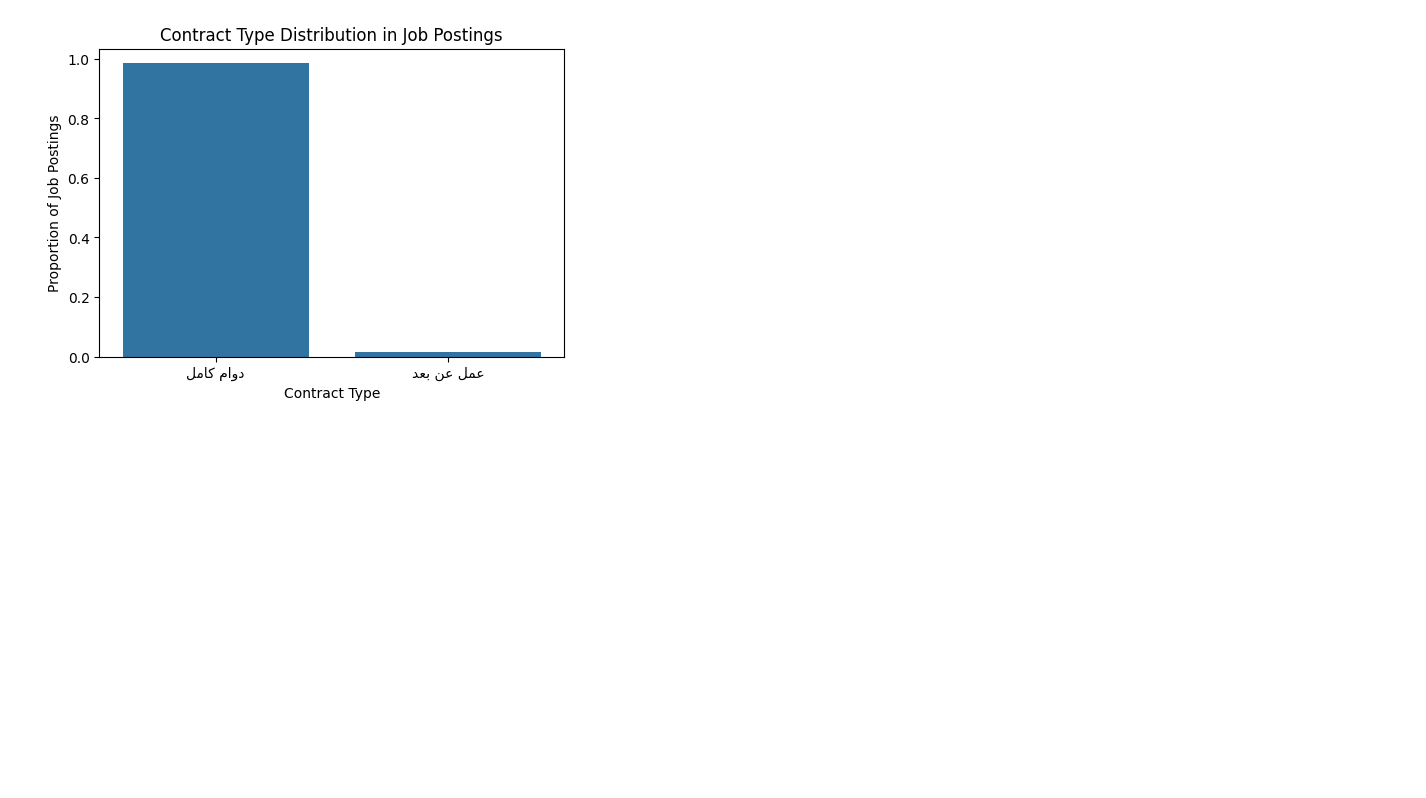
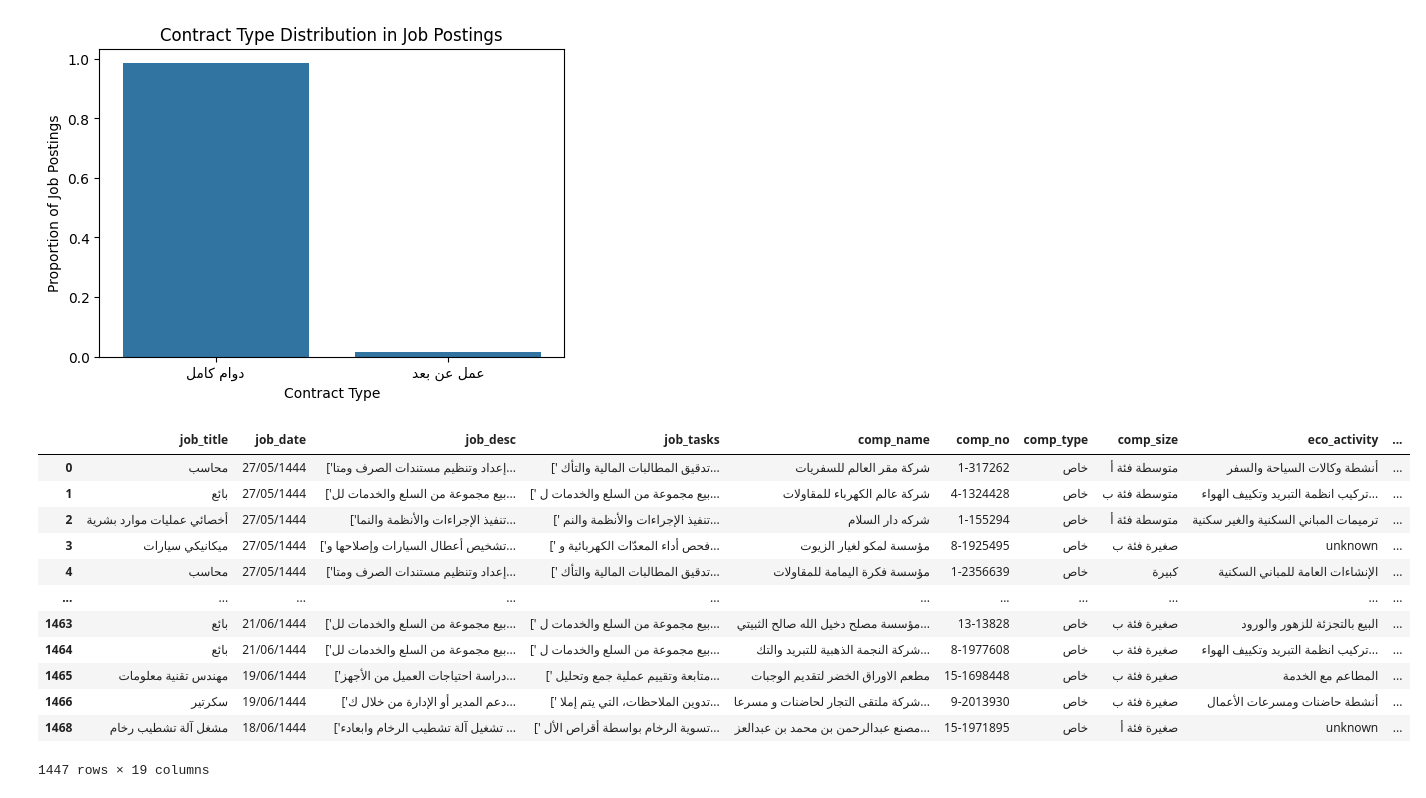
Before and after one commit to Tuwaiq-DS-ML-bootcamp-V-9/Usecase-5, a Jupyter notebook: EDA explain template.ipynb, the cells around one changed output. Cells and saved outputs as stored; diff of their text form; code cells hidden in the pictures; blank space fills up the shorter version.

```diff
--- a/EDA explain template.ipynb
+++ b/EDA explain template.ipynb
@@ -906,3 +909,20 @@ plt.ylabel('Proportion of Job Postings')
 plt.show()
 # %% [output]
 [figure]
+# %%
+Jadarat_data.to_csv("cleaned_Jadarat_data.csv",index=False)
+Jadarat_data
+# %% [output]
+|  | job_title | job_date | job_desc | job_tasks | comp_name | comp_no | comp_type | comp_size | eco_activity | ... |
+| 0 | محاسب | 27/05/1444 | ['إعداد وتنظيم مستندات الصرف ومتا... | [' تدقيق المطالبات المالية والتأك... | شركة مقر العالم للسفريات | 1-317262 | خاص | متوسطة فئة أ | أنشطة وكالات السياحة والسفر | ... |
+| 1 | بائع | 27/05/1444 | ['بيع مجموعة من السلع والخدمات لل... | [' بيع مجموعة من السلع والخدمات ل... | شركة عالم الكهرباء للمقاولات | 4-1324428 | خاص | متوسطة فئة ب | تركيب انظمة التبريد وتكييف الهواء... | ... |
+| 2 | أخصائي عمليات موارد بشرية | 27/05/1444 | ['تنفيذ الإجراءات والأنظمة والنما... | [' تنفيذ الإجراءات والأنظمة والنم... | شركه دار السلام | 1-155294 | خاص | متوسطة فئة أ | ترميمات المباني السكنية والغير سكنية | ... |
+| 3 | ميكانيكي سيارات | 27/05/1444 | ['تشخيص أعطال السيارات وإصلاحها و... | [' فحص أداء المعدّات الكهربائية و... | مؤسسة لمكو لغيار الزيوت | 8-1925495 | خاص | صغيرة فئة ب | unknown | ... |
+| 4 | محاسب | 27/05/1444 | ['إعداد وتنظيم مستندات الصرف ومتا... | [' تدقيق المطالبات المالية والتأك... | مؤسسة فكرة اليمامة للمقاولات | 1-2356639 | خاص | كبيرة | الإنشاءات العامة للمباني السكنية | ... |
+| ... | ... | ... | ... | ... | ... | ... | ... | ... | ... | ... |
+| 1463 | بائع | 21/06/1444 | ['بيع مجموعة من السلع والخدمات لل... | [' بيع مجموعة من السلع والخدمات ل... | مؤسسة مصلح دخيل الله صالح الثبيتي... | 13-13828 | خاص | صغيرة فئة ب | البيع بالتجزئة للزهور والورود | ... |
+| 1464 | بائع | 21/06/1444 | ['بيع مجموعة من السلع والخدمات لل... | [' بيع مجموعة من السلع والخدمات ل... | شركة النجمة الذهبية للتبريد والتك... | 8-1977608 | خاص | صغيرة فئة ب | تركيب انظمة التبريد وتكييف الهواء... | ... |
+| 1465 | مهندس تقنية معلومات | 19/06/1444 | ['دراسة احتياجات العميل من الأجهز... | [' متابعة وتقييم عملية جمع وتحليل... | مطعم الاوراق الخضر لتقديم الوجبات | 15-1698448 | خاص | صغيرة فئة ب | المطاعم مع الخدمة | ... |
+| 1466 | سكرتير | 19/06/1444 | ['دعم المدير أو الإدارة من خلال ك... | [' تدوين الملاحظات، التي يتم إملا... | شركة ملتقى التجار لحاضنات و مسرعا... | 9-2013930 | خاص | صغيرة فئة ب | أنشطة حاضنات ومسرعات الأعمال | ... |
+| 1468 | مشغل آلة تشطيب رخام | 18/06/1444 | ['تشغيل آلة تشطيب الرخام وابعادء ... | [' تسوية الرخام بواسطة أقراص الأل... | مصنع عبدالرحمن بن محمد بن عبدالعز... | 15-1971895 | خاص | صغيرة فئة أ | unknown | ... |
+1447 rows × 19 columns
```
Also changed, not shown: parts of 3 cells of this notebook, 1 other file.
